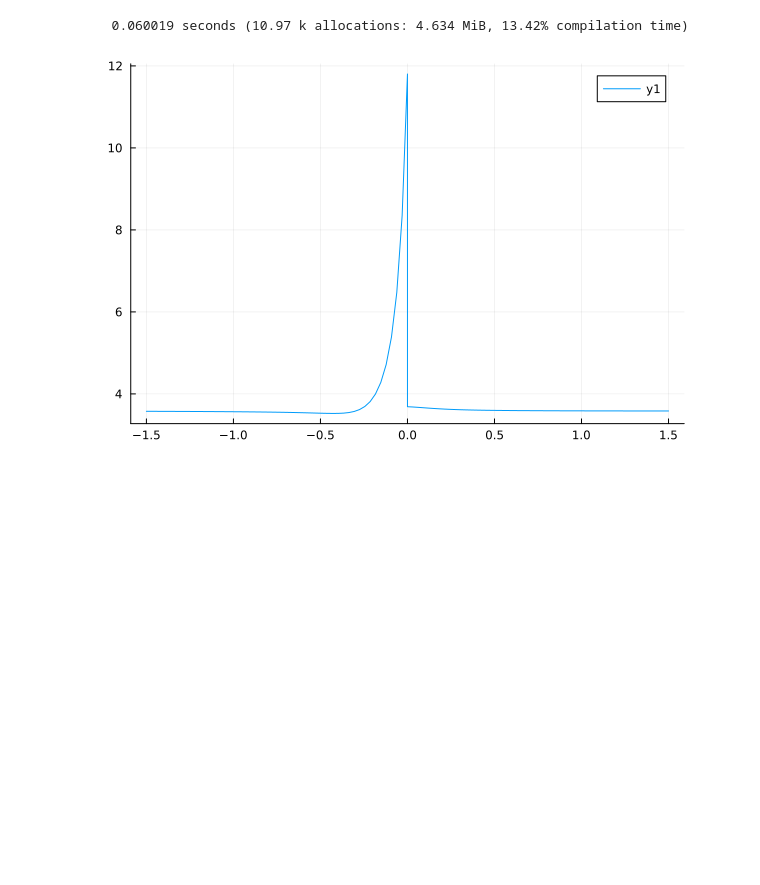
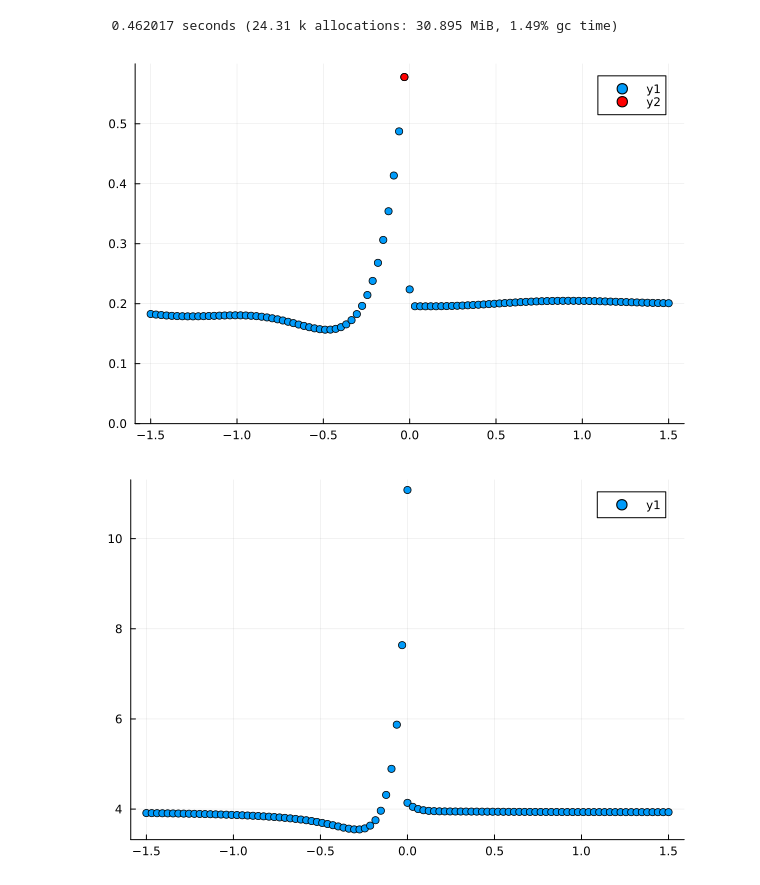
Before and after one commit to 20akshay00/CMPSExcitations, a Jupyter notebook: notebooks/lieb-liniger/solitons.ipynb, the cells around one changed output. Drawn from its saved outputs; the diff is of its cells as text; code cells hidden in the pictures; blank space fills up the shorter version.

```diff
--- a/notebooks/lieb-liniger/solitons.ipynb
+++ b/notebooks/lieb-liniger/solitons.ipynb
@@ -136,6 +181,15 @@ plot(xs1, real.(densities1))
 # %%
-@time xs2, densities2 = soliton_density(state, state_alt, topological_excitations[end][1], 1.5, 0., 50)
-plot(xs2, real.(densities2))
+W2 = topological_excitations[end][1]
+@time xs2, densities2 = soliton_density(state, state_alt, W2, W2, 1.5, 0., 50)
+scatter(xs2, real.(densities2))
+scatter!([xs2[(length(xs2)-1)÷2]], [real(densities2[(length(xs2)-1)÷2])], c=:red)
+plot!(ylims=[0, 0.6])
 # %% [output]
-  0.060019 seconds (10.97 k allocations: 4.634 MiB, 13.42% compilation time)
+  0.462017 seconds (24.31 k allocations: 30.895 MiB, 1.49% gc time)
-[figure, old version]
+[figure, new version]
+# %%
+densities = soliton_density(state, state_alt, W1, W2, 1.5, 0., 50)[2] + soliton_density(state, state_alt, W2, W1, 1.5, 0., 50)[2] + soliton_density(state, state_alt, W1, W1, 1.5, 0., 50)[2] + soliton_density(state, state_alt, W2, W2, 1.5, 0., 50)[2];
+# %%
+scatter(xs1, real.(densities))
+# %% [output]
+[figure, added]
```
Also changed, not shown: parts of 10 cells of this notebook, 5 other files.
